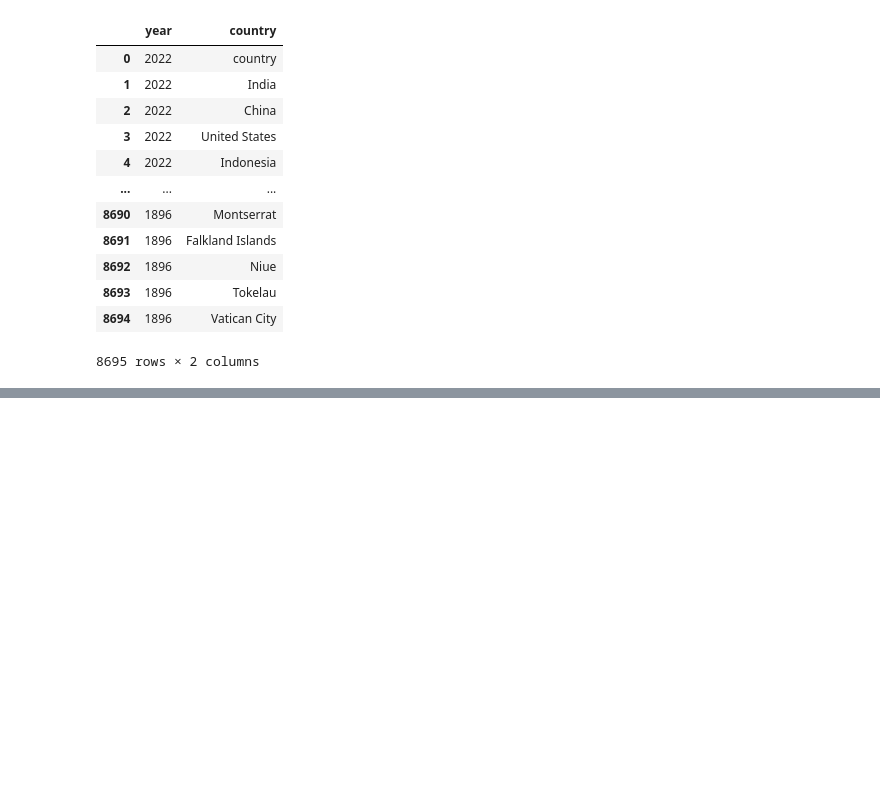
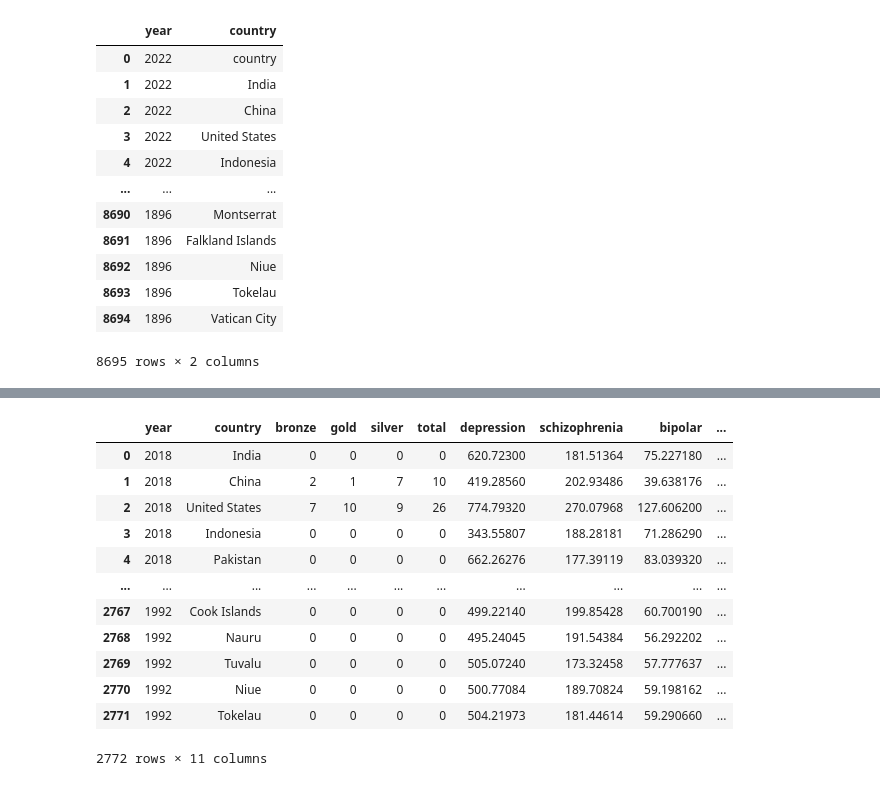
Before and after one commit to nadunvindy/Data-Warehousing-Project-1, a Jupyter notebook: Project 1 Final Code.ipynb, the cells around one changed output, grey strips where cells are left out. Drawn from its saved outputs; the diff is of its cells as text; code cells hidden in the pictures; blank space fills up the shorter version.

```diff
--- a/Project 1 Final Code.ipynb
+++ b/Project 1 Final Code.ipynb
@@ -254,0 +339,2 @@ medal_sums = medal_sums[1:]
+# %%
+medal_sums_filtered = medal_sums[~medal_sums['country'].isin(entities_to_remove)]
@@ -254,0 +360,4 @@ medal_sums = medal_sums[1:]
+# %%
+medal_sums_filtered = pd.merge(all_years_countries, medal_sums_filtered, on=['year', 'country'], how='inner')
+# %%
+medal_sums = pd.merge(all_years_countries, medal_sums_filtered, on=['year', 'country'], how='left')
@@ -254,0 +391,2 @@ medal_sums = medal_sums[1:]
+# %%
+facttable = pd.merge(medal_sums, mental_df.drop('code',axis=1 ), on=['year', 'country'], how='inner')
@@ -254,0 +409,16 @@ medal_sums = medal_sums[1:]
+# %%
+facttable
+# %% [output]
+|  | year | country | bronze | gold | silver | total | depression | schizophrenia | bipolar | ... |
+| 0 | 2018 | India | 0 | 0 | 0 | 0 | 620.72300 | 181.51364 | 75.227180 | ... |
+| 1 | 2018 | China | 2 | 1 | 7 | 10 | 419.28560 | 202.93486 | 39.638176 | ... |
+| 2 | 2018 | United States | 7 | 10 | 9 | 26 | 774.79320 | 270.07968 | 127.606200 | ... |
+| 3 | 2018 | Indonesia | 0 | 0 | 0 | 0 | 343.55807 | 188.28181 | 71.286290 | ... |
+| 4 | 2018 | Pakistan | 0 | 0 | 0 | 0 | 662.26276 | 177.39119 | 83.039320 | ... |
+| ... | ... | ... | ... | ... | ... | ... | ... | ... | ... | ... |
+| 2767 | 1992 | Cook Islands | 0 | 0 | 0 | 0 | 499.22140 | 199.85428 | 60.700190 | ... |
+| 2768 | 1992 | Nauru | 0 | 0 | 0 | 0 | 495.24045 | 191.54384 | 56.292202 | ... |
+| 2769 | 1992 | Tuvalu | 0 | 0 | 0 | 0 | 505.07240 | 173.32458 | 57.777637 | ... |
+| 2770 | 1992 | Niue | 0 | 0 | 0 | 0 | 500.77084 | 189.70824 | 59.198162 | ... |
+| 2771 | 1992 | Tokelau | 0 | 0 | 0 | 0 | 504.21973 | 181.44614 | 59.290660 | ... |
+2772 rows × 11 columns
```
Also changed, not shown: parts of 36 cells of this notebook, 2 other files.
